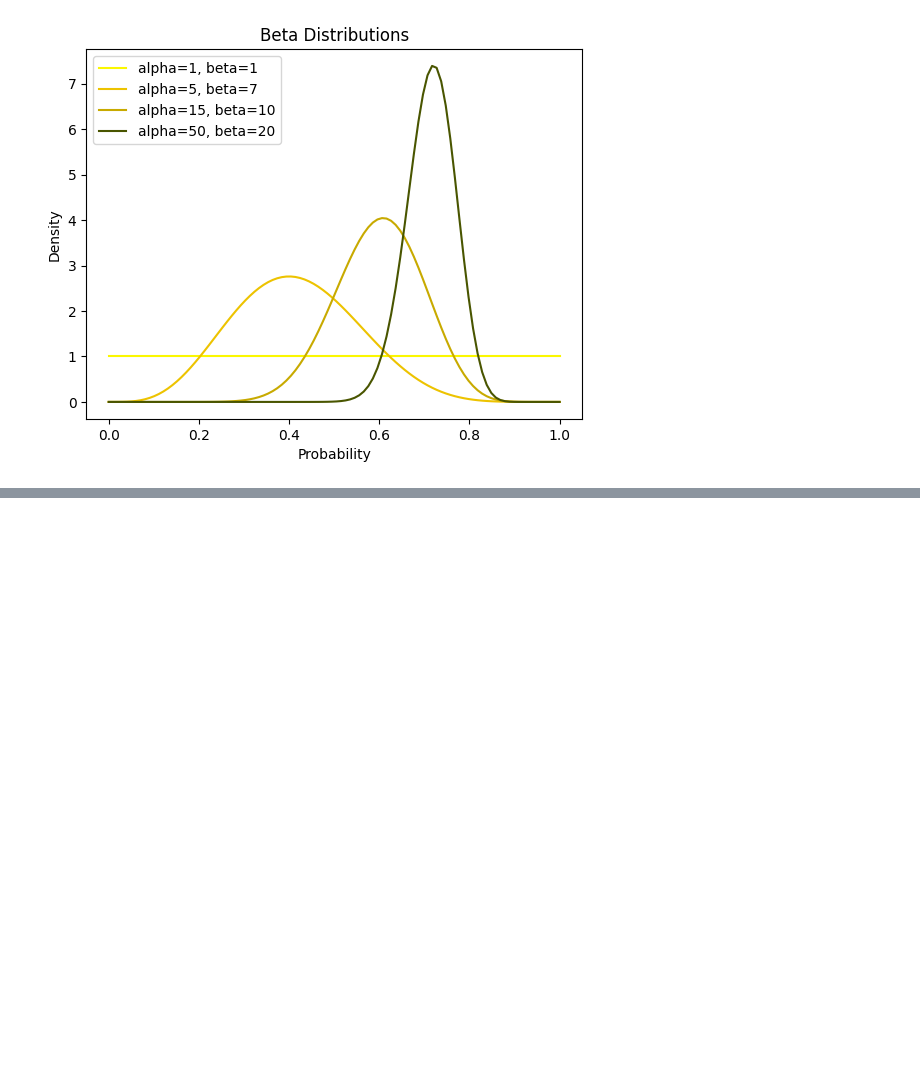
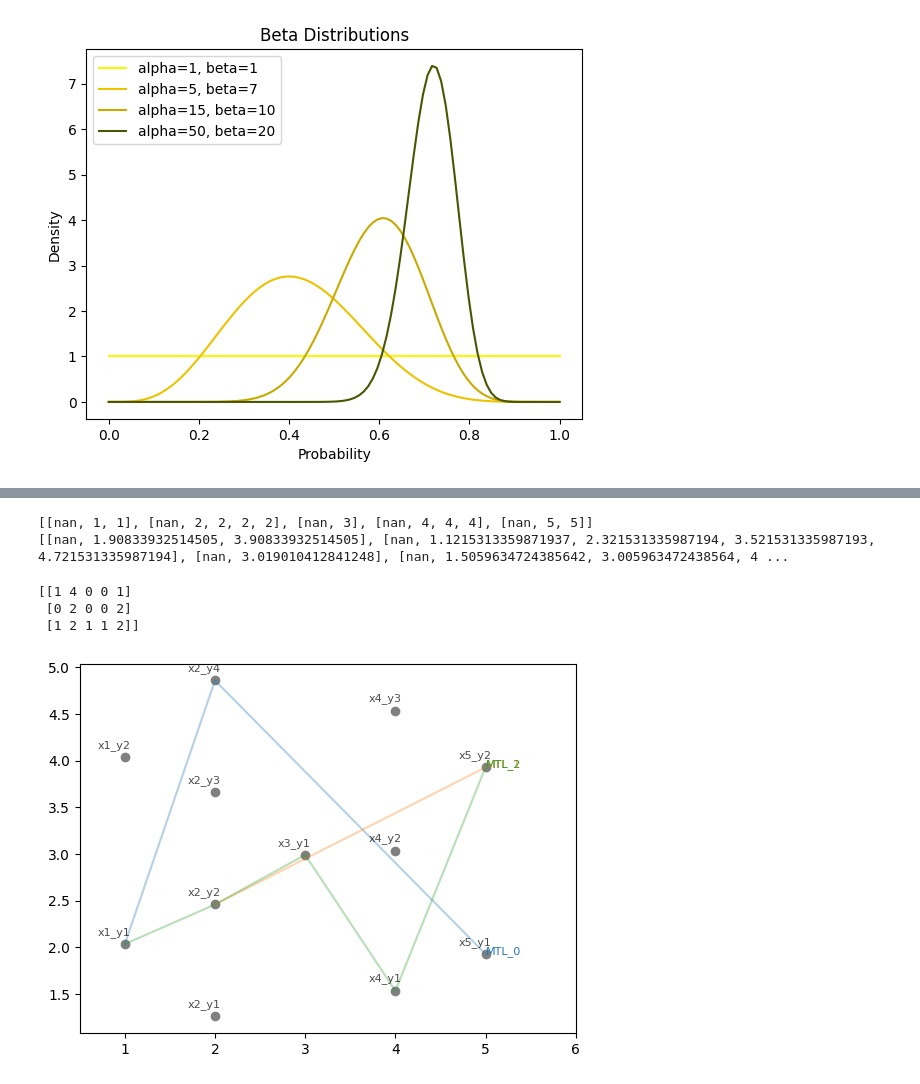
Before and after one commit to kimds929/CodeNote, a Jupyter notebook: 85_Reinforcement_Learning/OfflineRL/Bayesian_MonteCarlo_OfflineRL(ProcessAnomalyDetection).ipynb, the cells around one changed output, grey strips where cells are left out. Drawn from its saved outputs; the diff is of its cells as text; code cells hidden in the pictures; blank space fills up the shorter version.

```diff
--- a/85_Reinforcement_Learning/OfflineRL/Bayesian_MonteCarlo_OfflineRL(ProcessAnomalyDetection).ipynb
+++ b/85_Reinforcement_Learning/OfflineRL/Bayesian_MonteCarlo_OfflineRL(ProcessAnomalyDetection).ipynb
@@ -77,0 +234,27 @@ for i in range(30):
+# %%
+########################################################################################################
+########################################################################################################
+########################################################################################################
+# (Environment Setting)
+rng = np.random.RandomState(6)
+
+def random_noise(scale=0.2):
+    return rng.rand()*scale - scale/2
+# %%
+n_process = rng.randint(3,8)
+n_fac_in_process = rng.randint(1, 5, size=n_process)
+max_fac = max(n_fac_in_process)
+# %%
+# ---------------------------------------------------------------------------------------------------
+# make position
+def make_pos(n_fac_in_process):
+    x_pos = [[np.nan] + [ei+1]*f  for ei, f in enumerate(n_fac_in_process)]
+    y_pos = [[np.nan] + (np.arange(1, f+1)/(f+1) * (max_fac+2) + random_noise() ).tolist()  for f in n_fac_in_process]
+    return x_pos, y_pos
+
+x_pos, y_pos = make_pos(n_fac_in_process)
+print(x_pos)
+print(y_pos)
+# %% [output]
+[[nan, 1, 1], [nan, 2, 2, 2, 2], [nan, 3], [nan, 4, 4, 4], [nan, 5, 5]]
+[[nan, 1.90833932514505, 3.90833932514505], [nan, 1.1215313359871937, 2.321531335987194, 3.521531335987193, 4.721531335987194], [nan, 3.019010412841248], [nan, 1.5059634724385642, 3.005963472438564, 4 ...
@@ -77,0 +386,18 @@ for i in range(30):
+# %%
+# ---------------------------------------------------------------------------------------------------
+# generate random path
+def random_path_generator(n=1):
+    return np.stack([[int(rng.choice(np.arange(f+1))) for f in n_fac_in_process] for _ in range(n)])
+
+random_paths = random_path_generator(n=3)
+print(random_paths)
+# process_plot(n_fac_in_process, random_paths)
+
+
+process_plot(n_fac_in_process, random_paths)
+plt.show()
+# %% [output]
+[[1 4 0 0 1]
+ [0 2 0 0 2]
+ [1 2 1 1 2]]
+[figure, added]
```
Also changed, not shown: parts of 13 cells of this notebook.
